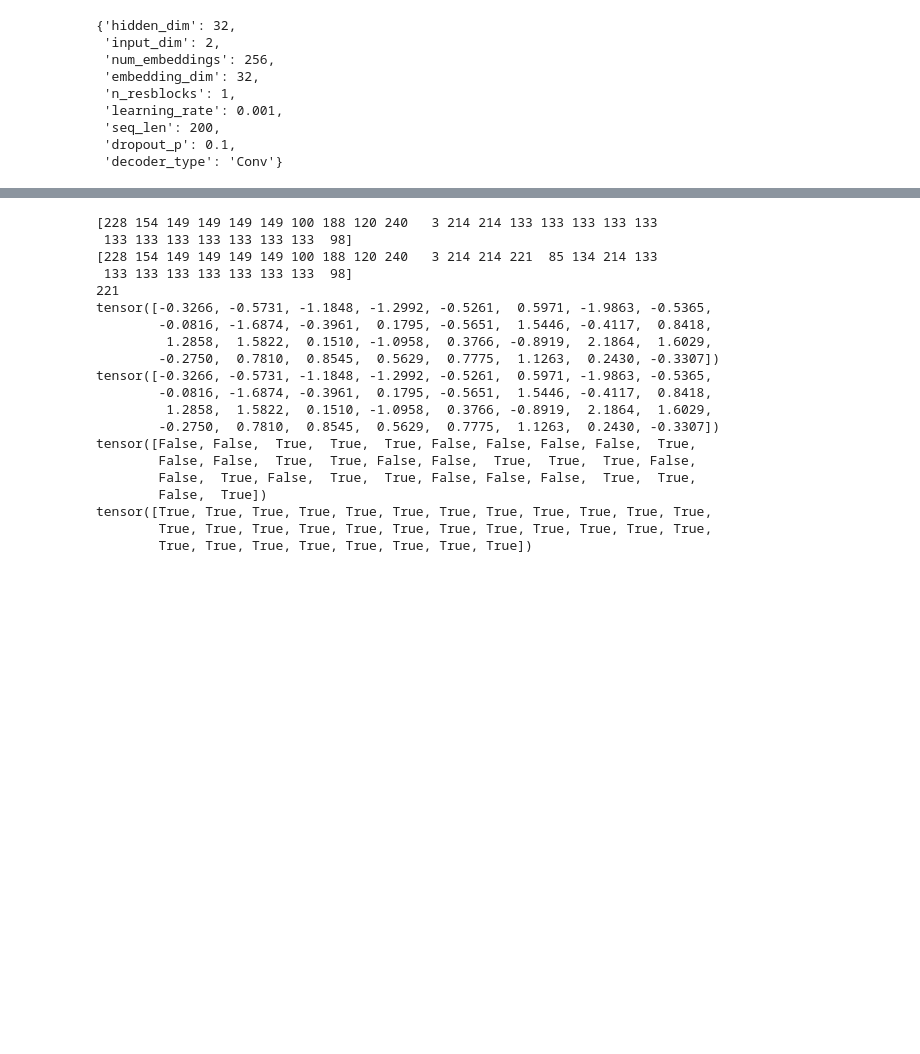
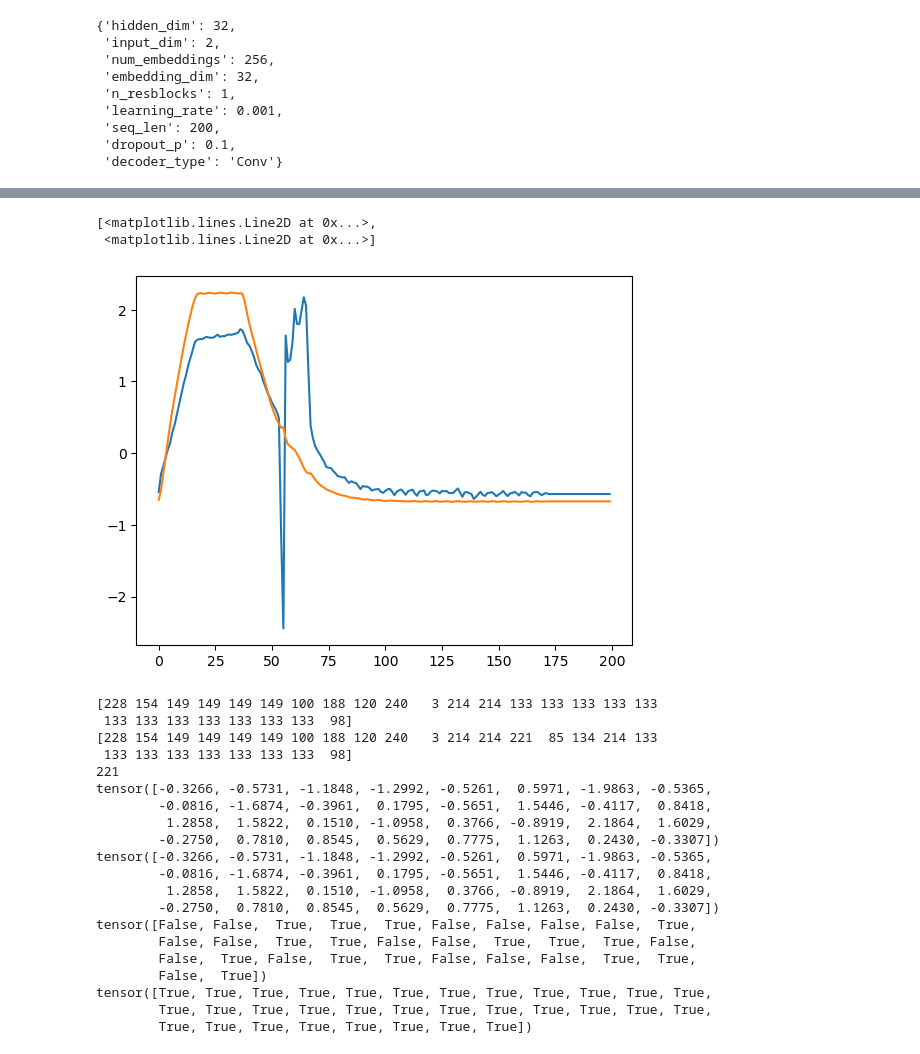
Before and after one commit to derantonin/VQ-VAE-Transformer-Arc-Welding, a Jupyter notebook: ALTERING_Experiments.ipynb, the cells around one changed output, grey strips where cells are left out. Drawn from its saved outputs; the diff is of its cells as text; code cells hidden in the pictures; blank space fills up the shorter version.

```diff
--- a/ALTERING_Experiments.ipynb
+++ b/ALTERING_Experiments.ipynb
@@ -300,3 +400,12 @@ Q Indices after:  [228 154 149 149 149 149 100 188 120 240   3 214 214 221  85 1
+# %%
+test_dpt = 3
+original_data = torch.from_numpy(train_data[test_dpt]).float()
+
+plt.plot(original_data)
+# %% [output]
+[<matplotlib.lines.Line2D at 0x...>,
+ <matplotlib.lines.Line2D at 0x...>]
+[figure, added]
 # %%
 # i_changed_q_data, i_changed_q_indices
 q_ind = vqvae_v1["q_ind"][0]
```
Also changed, not shown: parts of 8 cells of this notebook, 1 other file.
